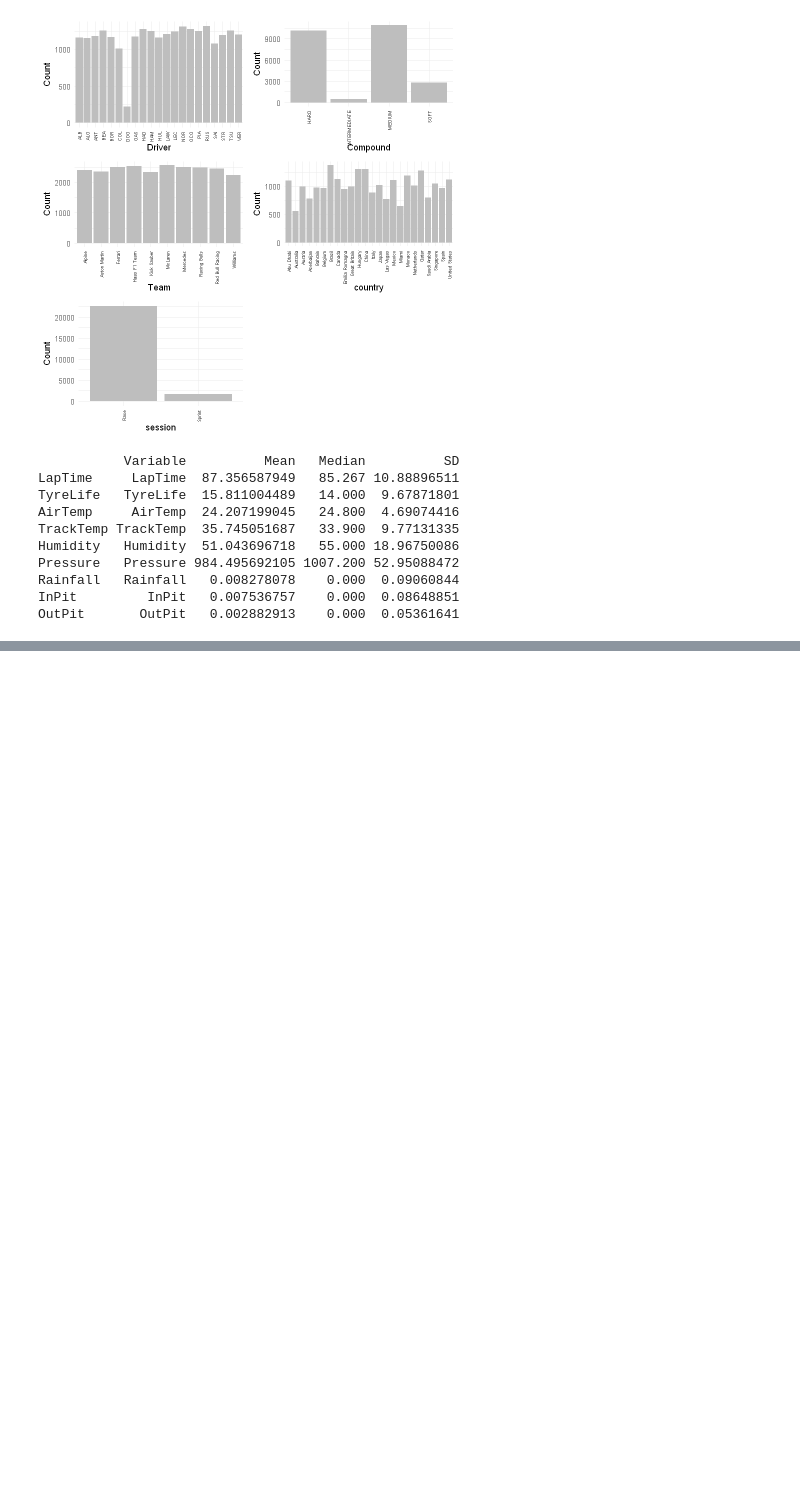
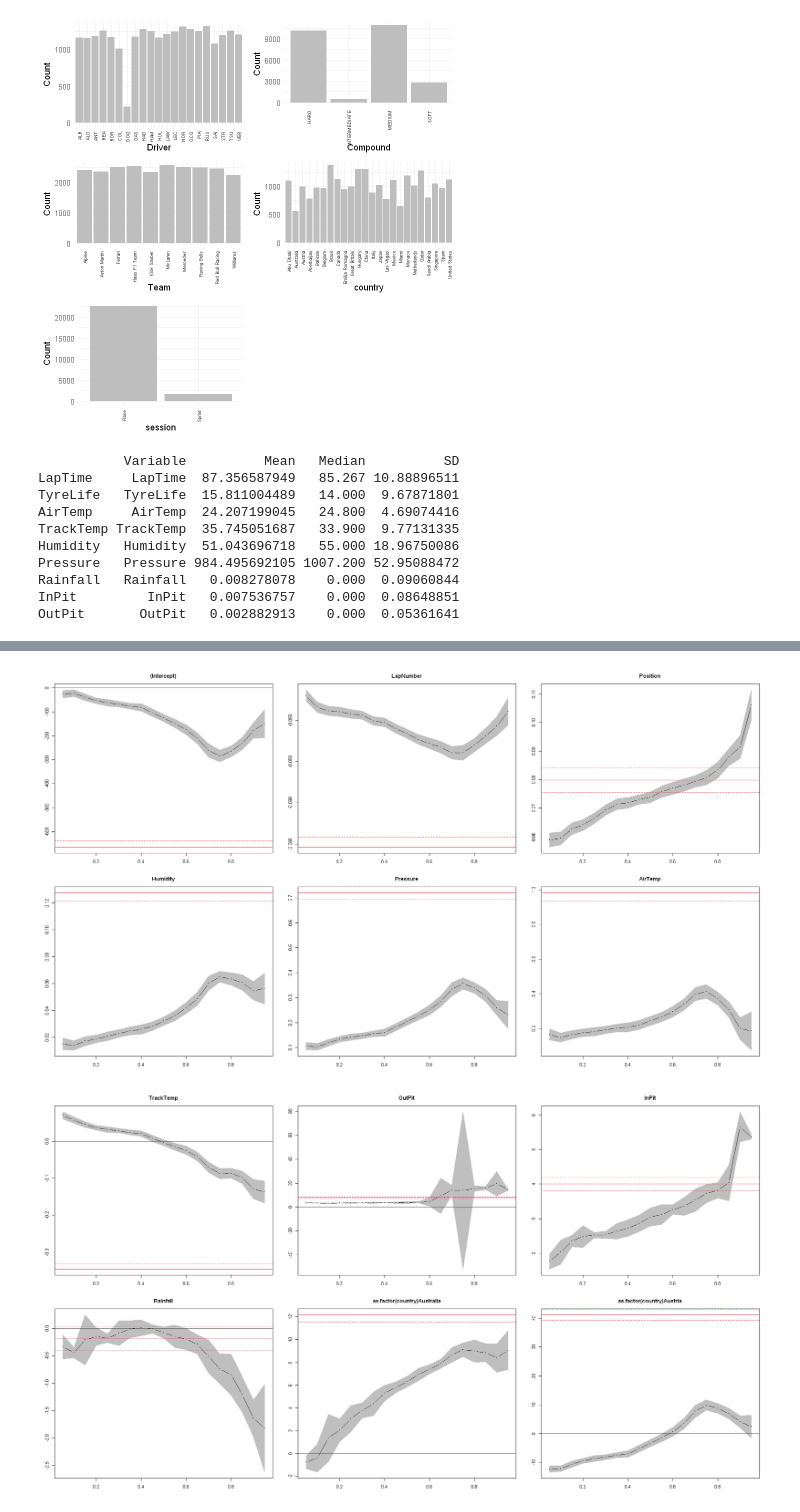
Before and after one commit to 52804407/Advanced_Econometrics_Pasz_Dohnal_Tom-, a Jupyter notebook: Empirical_Project_Pasz_Dohnal/R_code_for_project_analysis.ipynb, the cells around one changed output, grey strips where cells are left out. Saved outputs shown, nothing was run; the diff lists cells and outputs as text; code cells hidden in the pictures; blank space fills up the shorter version.

```diff
--- a/Empirical_Project_Pasz_Dohnal/R_code_for_project_analysis.ipynb
+++ b/Empirical_Project_Pasz_Dohnal/R_code_for_project_analysis.ipynb
@@ -581,0 +650,14 @@ Column `Country` is not found.
+# %%
+panel_formula2 <- LapTime ~
+  LapNumber +
+  Position    + Humidity + Pressure + AirTemp + TrackTemp +
+  TyreLife:Compound + I(TyreLife^2):Compound +
+  #TrackStatus_2 + TrackStatus_4 + TrackStatus_5 + TrackStatus_6 +
+  #TrackStatus_2_lag1 + -TrackStatus_2_lag2 + TrackStatus_4_lag1 +
+  #TrackStatus_4_lag2 + TrackStatus_5_lag1 + TrackStatus_5_lag2 + TrackStatus_5_lag3 +
+  #TrackStatus_6_lag1 + TrackStatus_6_lag2 + OutPit_lag1 +
+  OutPit  + InPit+ Rainfall  + as.factor(country) +
+  as.factor(session) + as.factor(Team)
+
+quantile_regression <- rq(panel_formula2, data = pdata, tau = seq(0.05, 0.95, by = 0.05))
+sum_quant_reg <- summary(quantile_regression)
@@ -581,0 +682,8 @@ Column `Country` is not found.
+# %%
+#print(quantile_regression) # see the coefficients, for more details have a look at sum_quant_reg
+par(bg = "white")
+options(repr.plot.width=18, repr.plot.height=10)
+plot(sum_quant_reg, mfrow = c(2, 3))
+# %% [output]
+[figure, added]
+[figure, added]
```
Also changed, not shown: parts of 11 cells of this notebook.
